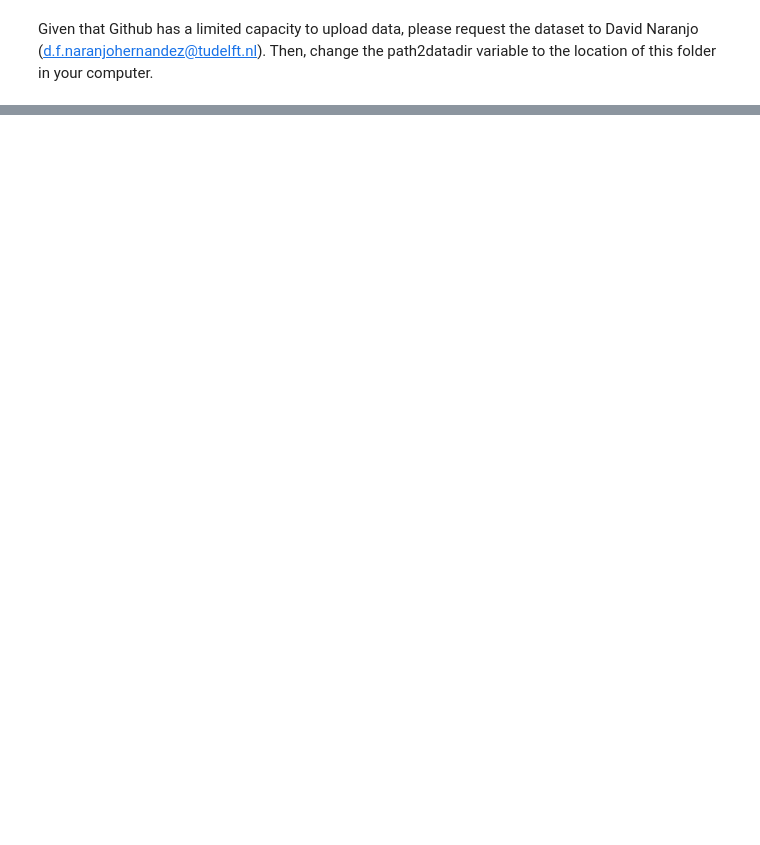
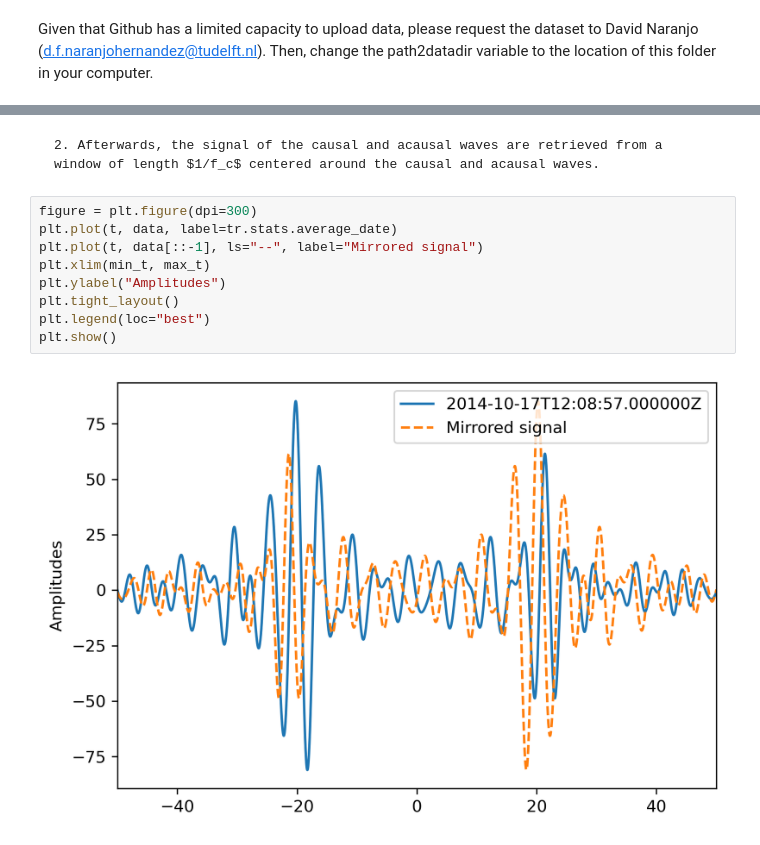
Before and after one commit to davidn182/ocloc, a Jupyter notebook: tutorials/4. Calculate t_app.ipynb, the cells around one changed output, grey strips where cells are left out. Drawn from its saved outputs; the diff is of its cells as text; blank space fills up the shorter version.

```diff
--- a/tutorials/4. Calculate t_app.ipynb
+++ b/tutorials/4. Calculate t_app.ipynb
@@ -338,0 +105,13 @@ print(cd.solution.to_latex(index=False))
+# %% [markdown]
+    2. Afterwards, the signal of the causal and acausal waves are retrieved from a window of length $1/f_c$ centered around the causal and acausal waves.
+# %%
+figure = plt.figure(dpi=300)
+plt.plot(t, data, label=tr.stats.average_date)
+plt.plot(t, data[::-1], ls="--", label="Mirrored signal")
+plt.xlim(min_t, max_t)
+plt.ylabel("Amplitudes")
+plt.tight_layout()
+plt.legend(loc="best")
+plt.show()
+# %% [output]
+[figure, added]
```
Also changed, not shown: parts of 53 cells of this notebook, 33 other files.
